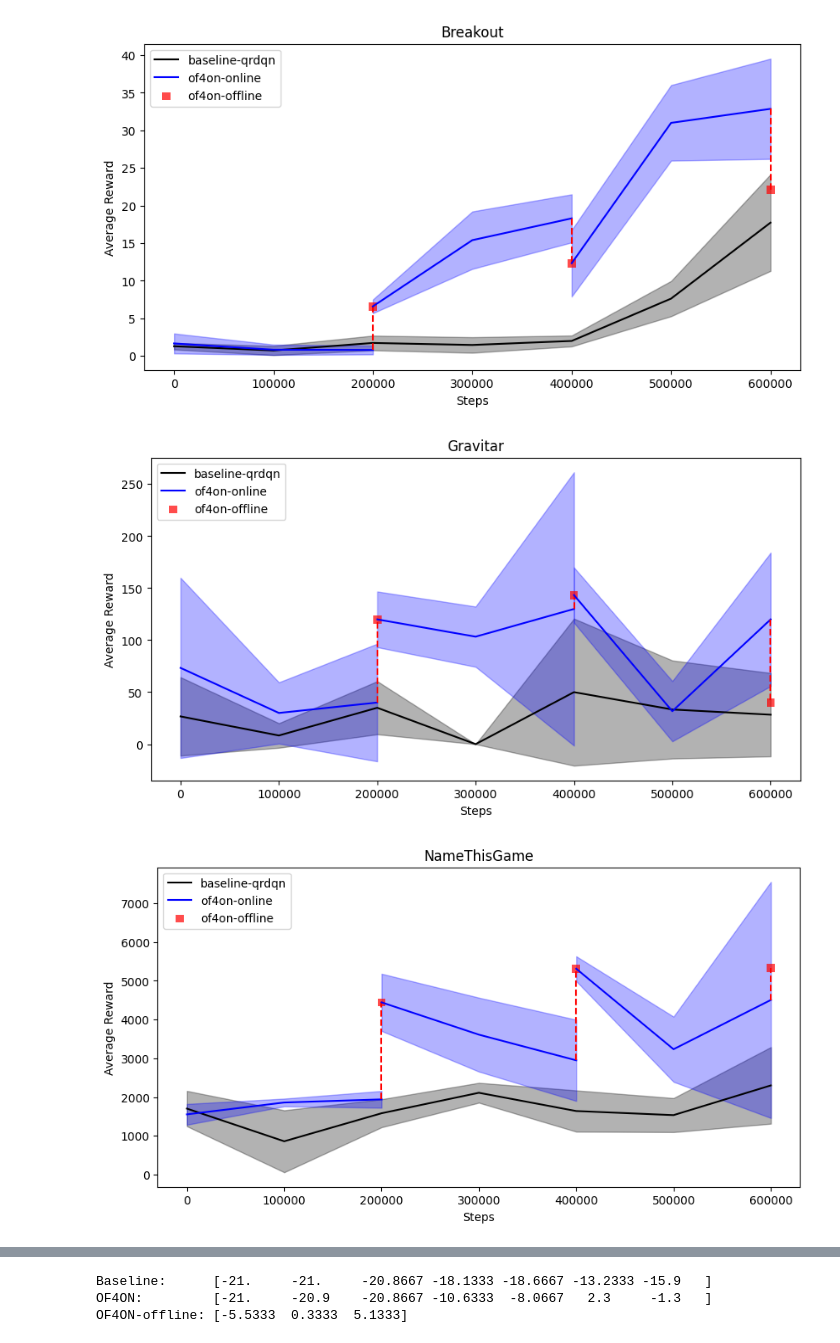
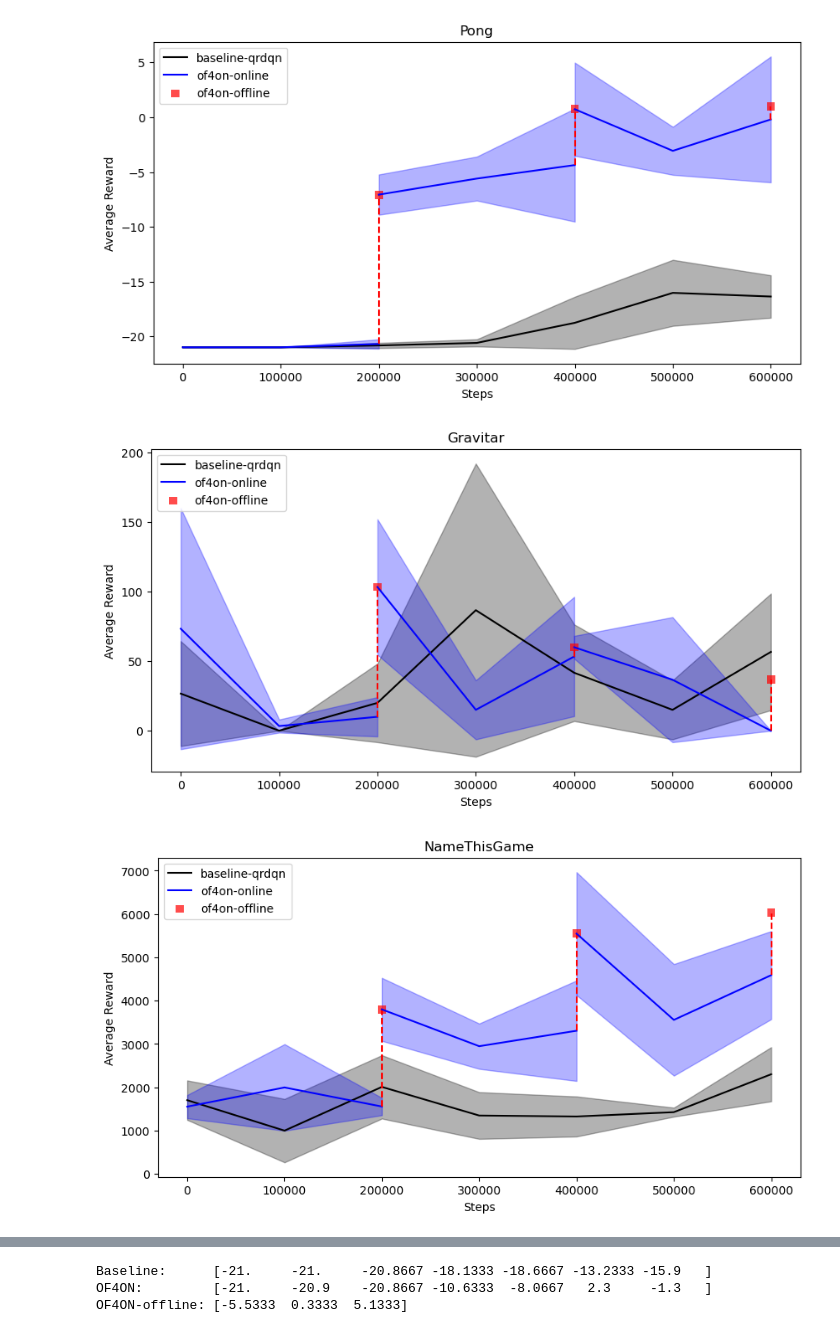
Before and after one commit to oceank/tianshou, a Jupyter notebook: result_vis/result_plot.ipynb, the cells around one changed output, grey strips where cells are left out. Drawn from its saved outputs; the diff is of its cells as text; code cells hidden in the pictures.

Commit message:
update the plotting method for the of4on result

```diff
--- a/result_vis/result_plot.ipynb
+++ b/result_vis/result_plot.ipynb
@@ -343,7 +343,7 @@ def plot_of4on_with_baseline(
 
     fig.savefig(f'{game}-{of4on_algo}.png', dpi=300)
 # %%
-log_root = "/home/jsu/Desktop/Projects/Offline4Online/tianshou/examples/atari/log"
+log_root = "/home/suj/Desktop/projects/of4on/tianshou/result_vis/log"
 online_policy_perf_filename = "online_policy_test_rewards.json"
 best_offline_policy_perf_filename = "best_offline_policies_performance.json"
 game = "Pong"
@@ -369,29 +369,29 @@ plot_of4on_with_baseline(
 # %%
-# BreakoutNoFrameskip-v4  GravitarNoFrameskip-v4  MontezumaRevengeNoFrameskip-v4  NameThisGameNoFrameskip-v4  QbertNoFrameskip-v4
-log_root = "/home/jsu/Desktop/Projects/Offline4Online/result/log"
+# PongNoFrameskip-v4 BreakoutNoFrameskip-v4  GravitarNoFrameskip-v4  NameThisGameNoFrameskip-v4  QbertNoFrameskip-v4
+log_root = "/home/suj/Desktop/projects/of4on/tianshou/result_vis/log"
 online_policy_perf_filename = "online_policy_test_rewards.json"
 best_offline_policy_perf_filename = "best_offline_policies_performance.json"
 
 seeds = [100, 200, 300]
 baseline_algo = "qrdqn" # online RL
 of4on_kind = "bt1-of5grad"
 of4on_algo = f"cql-{baseline_algo}-{of4on_kind}"
 epochs_online = 6
 phases = 3
 
-games = ["Breakout", "Gravitar", "NameThisGame", "Qbert"]
+games = ["Pong", "Gravitar", "NameThisGame", "Qbert"] #Breakout
 for game in games:
     rewards_bs, steps_bs, rewards_on, steps_on, rewards_of, steps_of = load_experiment_result(
         log_root, game, seeds, phases,
         epochs_online, baseline_algo, of4on_algo,
         online_policy_perf_filename, best_offline_policy_perf_filename,
-        epochs_online_bs = 50
+        epochs_online_bs = None
         )
     plot_of4on_with_baseline(
         game, baseline_algo, of4on_algo,
         rewards_bs, steps_bs, rewards_on, steps_on, rewards_of, steps_of,
     )
 # %% [output]
-[figure, old version]
+[figure, new version]
-[figure, old version]
+[figure, new version]
-[figure, old version]
+[figure, new version]
```
Also changed, not shown: parts of 2 cells of this notebook.
